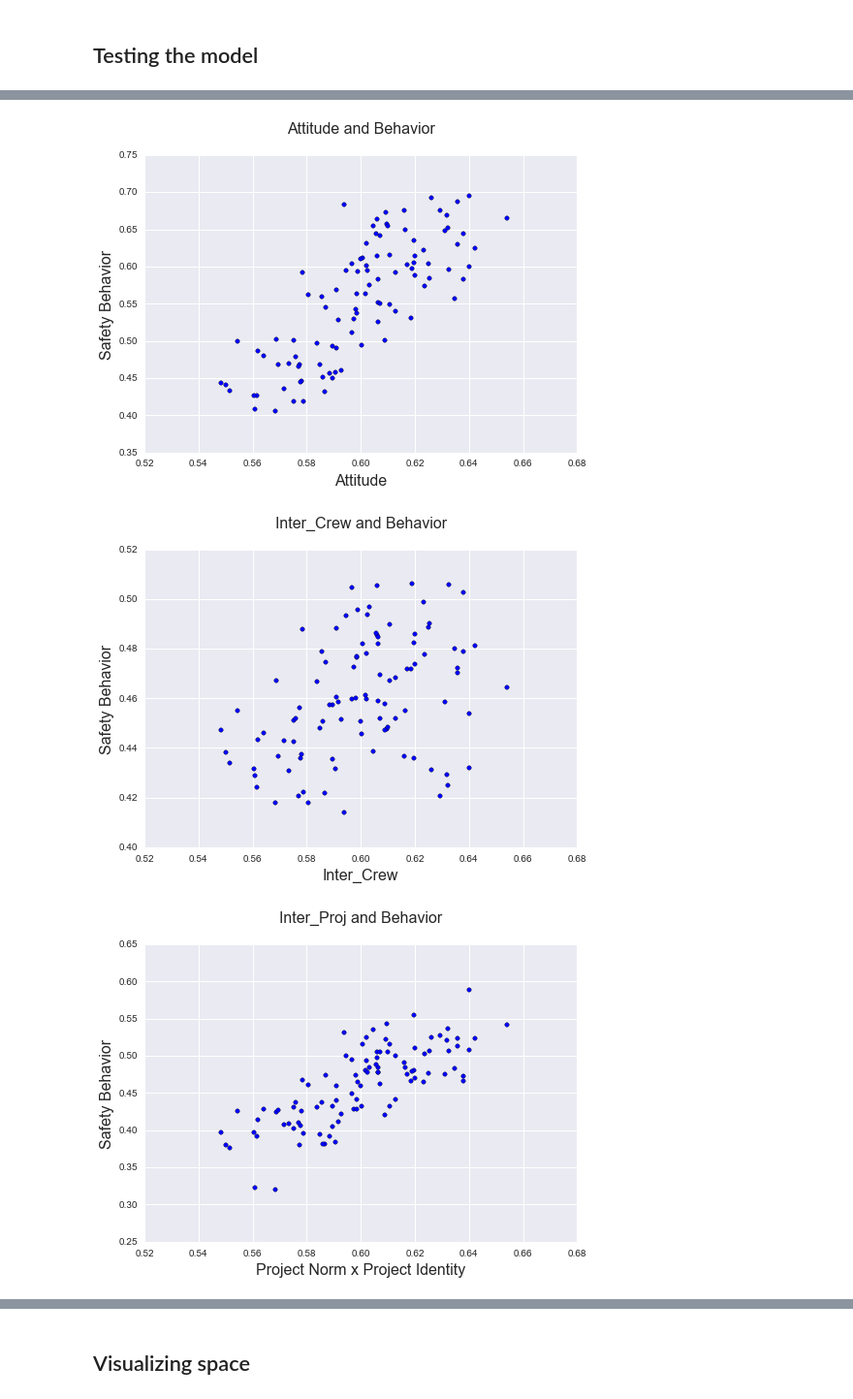
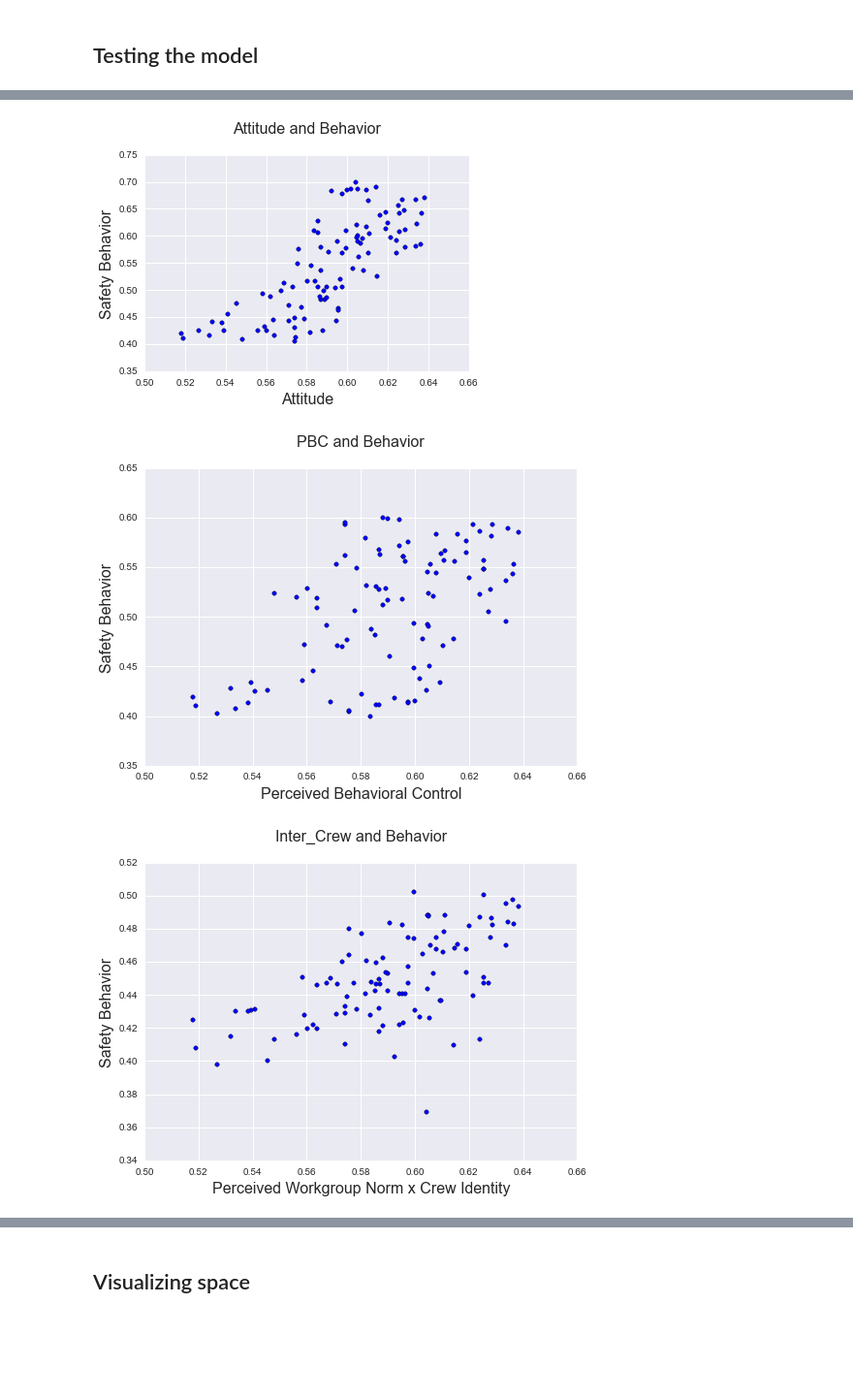
Before and after one commit to bjchoi13/Modeling_Effect_of_Social_Influence_on_Safety_Behavior, a Jupyter notebook: Social_Identification_Model_V7_0406.ipynb, the cells around one changed output, grey strips where cells are left out. Shown at 97% size. Cells and saved outputs as stored; diff of their text form; code cells hidden in the pictures; blank space fills up the shorter version.

```diff
--- a/Social_Identification_Model_V7_0406.ipynb
+++ b/Social_Identification_Model_V7_0406.ipynb
@@ -349,7 +349,7 @@ class Model (object):
     Model class, which encapsultes the entire behavior of single run in our model.
     """
     def __init__(self,grid_size_for_crew = 5, overlaps_between_crew_grid =1,num_crews = 10,
-                num_workers = 10,num_managers = 25, min_project_identity = 0.5, max_project_identity=0.9, pi_stimulate = 0.0,
+                num_workers = 10,num_managers = 20, min_project_identity = 0.5, max_project_identity=0.9, pi_stimulate = 0.0,
                 min_crew_identity = 0.7, max_crew_identity = 1.0, ci_stimulate = 0.0, min_attitude = 0.4, max_attitude = 0.7,
                 min_perceived_workgroup_norm = 0.4, max_perceived_workgroup_norm = 0.7,
                 min_perceived_project_norm = 0.7, max_perceived_project_norm = 1.0,
@@ -762,7 +762,7 @@ We expect that although there is a strict rule in the project, workers will not
 m = Model(ci_stimulate = 0.0, pi_stimulate = 0.0)
 
 # Step over the model and print every 10 steps.
-for i in xrange(200):
+for i in xrange(180):
     m.step()
 
     if i%50 == 0:
@@ -868,32 +868,41 @@ Warnings:
 strong multicollinearity or other numerical problems.
 # %%
-f = plt.figure()
+f = plt.figure(figsize = (6,4))
 #_ = plt.plot(status_df["Behavior"],status_df["Attitude"])
 _ = plt.scatter(status_df["Behavior"],
            status_df["Attitude"],
             alpha=1.0)
 _ = plt.title("Attitude and Behavior\n",fontsize = 16)
 _ = plt.xlabel("Attitude", fontsize = 16)
 _ = plt.ylabel("Safety Behavior", fontsize = 16)
 
 f = plt.figure()
 #_ = plt.plot(status_df["Behavior"],status_df["Attitude"])
 _ = plt.scatter(status_df["Behavior"],
+           status_df["PBC"],
+            alpha=1.0)
+_ = plt.title("PBC and Behavior\n",fontsize = 16)
+_ = plt.xlabel("Perceived Behavioral Control", fontsize = 16)
+_ = plt.ylabel("Safety Behavior", fontsize = 16)
+
+f = plt.figure()
+#_ = plt.plot(status_df["Behavior"],status_df["Attitude"])
+_ = plt.scatter(status_df["Behavior"],
            status_df["Inter_Crew"],
             alpha=1.0)
 _ = plt.title("Inter_Crew and Behavior\n",fontsize = 16)
-_ = plt.xlabel("Inter_Crew", fontsize = 16)
+_ = plt.xlabel("Perceived Workgroup Norm x Crew Identity", fontsize = 16)
 _ = plt.ylabel("Safety Behavior", fontsize = 16)
 
 f = plt.figure()
 #_ = plt.plot(status_df["Behavior"],status_df["Attitude"])
 _ = plt.scatter(status_df["Behavior"],
            status_df["Inter_Proj"],
             alpha=1.0)
 _ = plt.title("Inter_Proj and Behavior\n",fontsize = 16)
 _ = plt.xlabel("Perceived Project Norm x Project Identity", fontsize = 16)
 _ = plt.ylabel("Safety Behavior", fontsize = 16)
 # %% [output]
-[figure, old version]
+[figure, new version]
-[figure, old version]
+[figure, new version]
-[figure, old version]
+[figure, new version]
```
Also changed, not shown: parts of 7 cells of this notebook.
